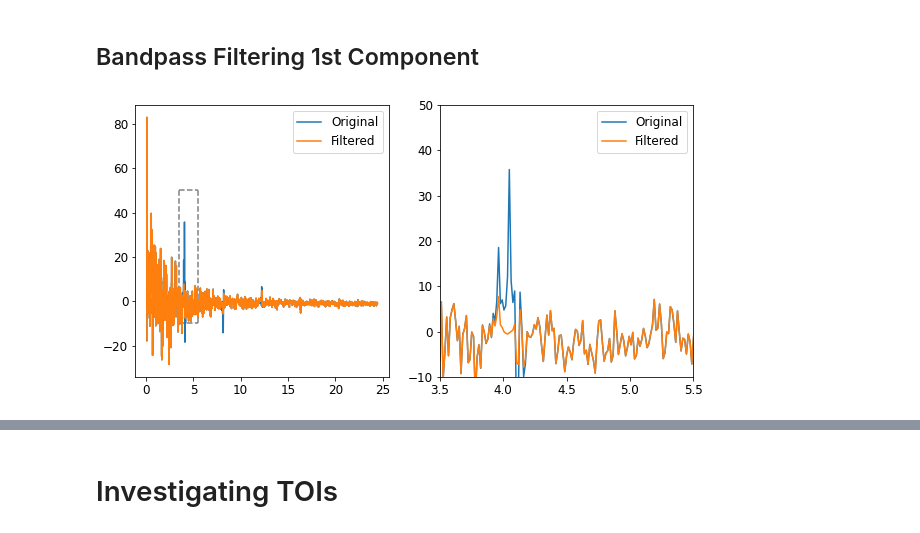
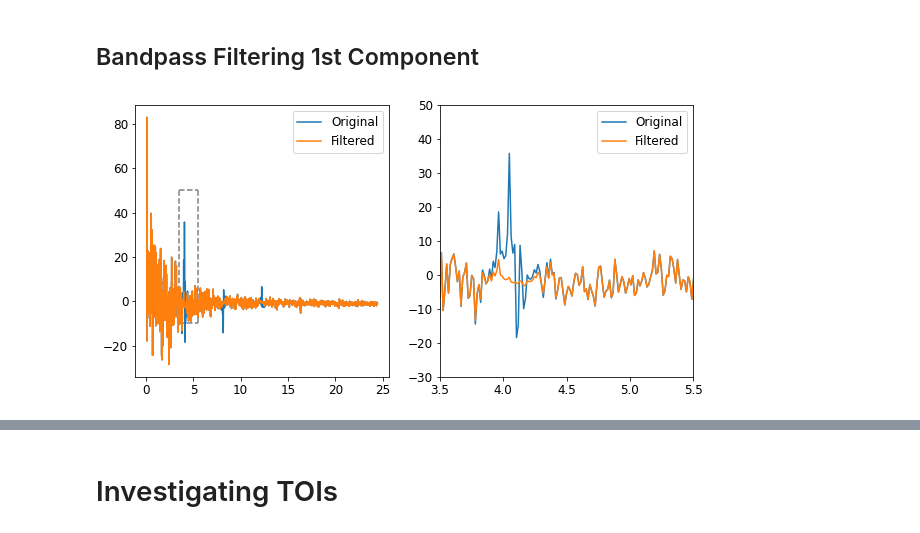
Before and after one commit to RileyWClarke/fftpca_note, a Jupyter notebook: FFTPCA.ipynb, the cells around one changed output, grey strips where cells are left out. Saved outputs shown, nothing was run; the diff lists cells and outputs as text; code cells hidden in the pictures.

```diff
--- a/FFTPCA.ipynb
+++ b/FFTPCA.ipynb
@@ -928,6 +902,0 @@ pca2_df.head()
-# %%
-for i in range(0,10):
-  plt.plot(frequency,pca2_df[i], 'k')
-  plt.title('Principal Component {}'.format(i+1))
-  plt.xlabel('Frequency (1/day)')
-  plt.show()
@@ -944,0 +903,8 @@ for i in range(0,10):
+# %%
+fig, axes = plt.subplots(5,2, figsize=(8,10))
+
+for i in range(0,5):
+  axes[i,0].plot(frequency,pca2_df[i], 'k')
+  axes[i,1].plot(frequency,pca2i_df[i], 'k')
+  axes[0,0].set_title('Real PCs')
+  axes[0,1].set_title('Im PCs')
@@ -965,8 +933,9 @@ plt.show()
 # %% [markdown]
 ## Removing 1st Component
 # %%
+'''
 nComp = 400
-Yhat = np.dot(pca.transform(y.real)[:,2:nComp], pca.components_[2:nComp,:])
+Yhat = np.dot(pca2.transform(y.real)[:,2:nComp], pca2.components_[2:nComp,:])
 
 fig, axes = plt.subplots(2,1,figsize = (10,5))
 axes[0].plot(frequency,y[:,0])
@@ -978,4 +947,5 @@ axes[1].plot(frequency, Yhat[:,0])
 axes[0].set_title('Original DFT (top) vs reverse-PCA DFT (bottom)')
 plt.xlabel('Frequency (1/day)')
 plt.savefig('pca2_compare.png', dpi=100, bbox_inches='tight')
+'''
 # %% [output]
@@ -991,4 +967,5 @@ Yhatc = Yhat + (1j)*y.imag
 # %%
+'''
 for i in range(0,900,100):
   plt.plot(bjds[i][1:],np.fft.irfft(y[:,i]), label='Original')
   plt.plot(bjds[i][1:],np.fft.irfft(Yhatc[:,i]), alpha=0.5, label='PCA-Filtered')
@@ -996,4 +973,5 @@ for i in range(0,900,100):
   plt.ylabel('Standardized Flux')
   plt.legend(fontsize=12)
   plt.show()
+  '''
 # %% [output]
@@ -1009,39 +979,41 @@ for i in range(0,900,100):
 # %% [markdown]
 ## Bandpass Filtering 1st Component
 # %%
+### BANDPASS FILTERING PC1 & PC2
+#PC1 - real part
 fstep = np.diff(frequency).mean()
-fund = 4.04
+fund = 4.09
 nhrms = 2
-std = 0.1
+std = 0.2
 pts_per_std = int(std/fstep)
 dftpc1 = np.copy(pca2_df[0])
 
 hrm_inds = []
 
 for i in range(1,nhrms+2):
   hrm_inds.append(np.where(np.abs(frequency - fund*i) == np.abs(frequency - fund*i).min())[0][0])
 
 
 for k, ind in enumerate(hrm_inds):
   local_avg = np.mean(np.concatenate((dftpc1[(ind - pts_per_std*2):(ind - pts_per_std*1)],
                        dftpc1[(ind + pts_per_std*1):(ind + pts_per_std*2)])))
 
   dftpc1[5:] -= local_avg
   dftpc1[5:] *= hrm_gfilter(frequency[5:], std, fund*(k+1))
   dftpc1[5:] += local_avg
 
 fig, ax = plt.subplots(1,2, figsize=(10,5))
 ax[0].plot(frequency[5:], pca2_df[0][5:], label='Original')
 ax[0].plot(frequency[5:], dftpc1[5:], label='Filtered')
 ax[0].vlines(3.5,-10,50, color='grey', ls='--')
 ax[0].vlines(5.5,-10,50, color='grey', ls='--')
 ax[0].hlines(50,3.5,5.5, color='grey', ls='--')
 ax[0].hlines(-10,3.5,5.5, color='grey', ls='--')
 ax[1].plot(frequency[5:], pca2_df[0][5:], label='Original')
 ax[1].plot(frequency[5:], dftpc1[5:], label='Filtered')
 ax[1].set_xlim(3.5,5.5)
-ax[1].set_ylim(-10,50)
+ax[1].set_ylim(-30,50)
 ax[0].legend()
 ax[1].legend();
 # %% [output]
-[figure, old version]
+[figure, new version]
```
Also changed, not shown: parts of 48 cells of this notebook.
